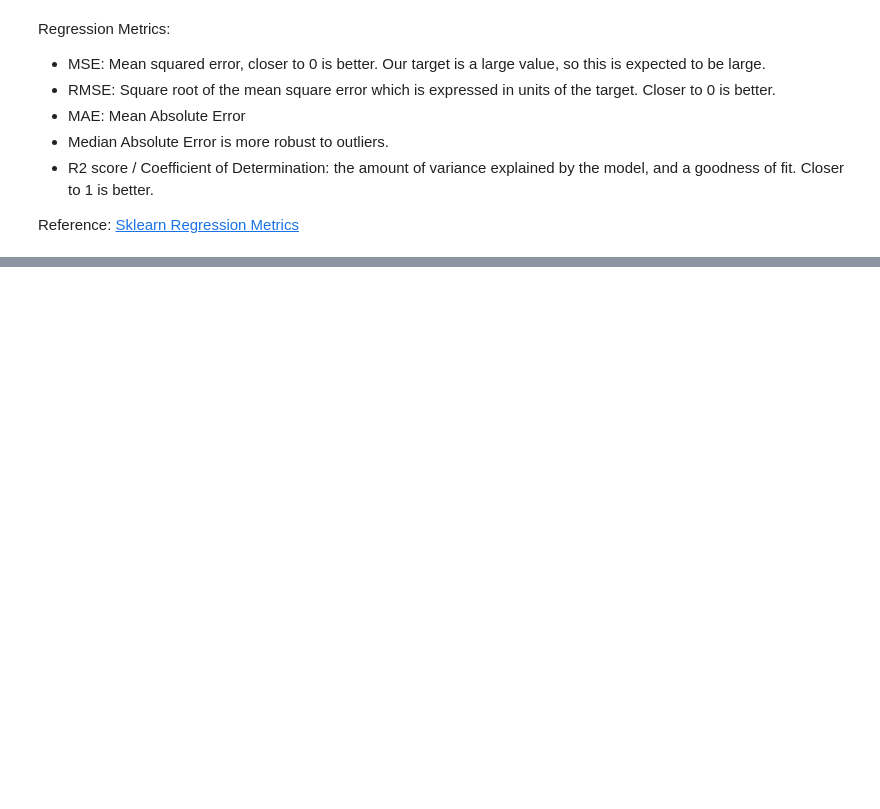
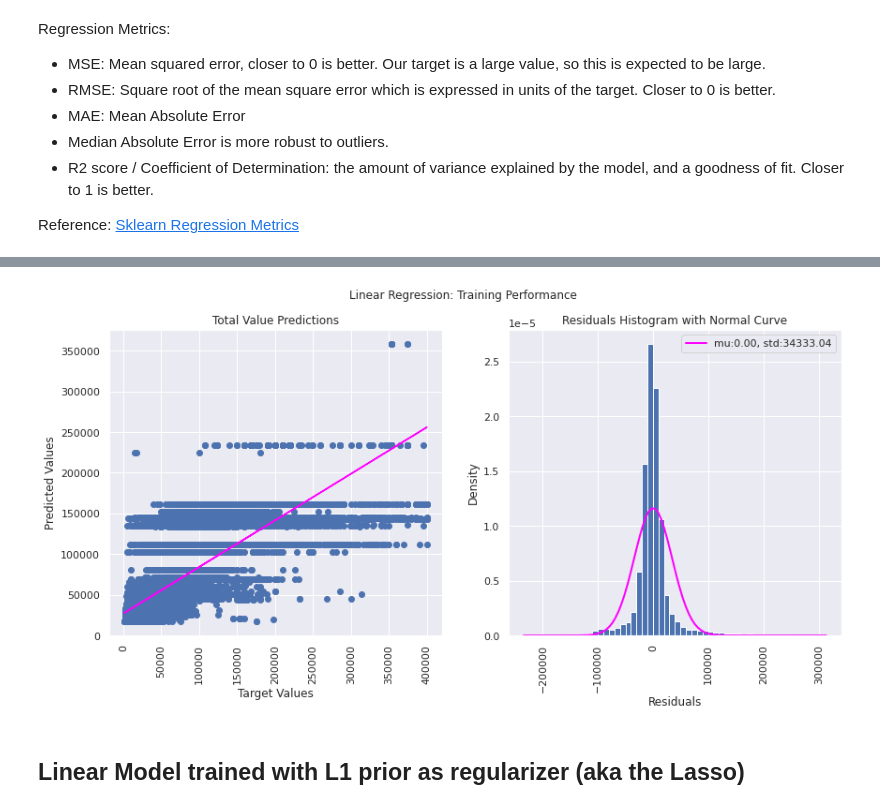
Before and after one commit to KatBCN/ML-PropertyAssessment, a Jupyter notebook: ML_Modeling_LinearRegression2_PropertyAssessment_Buffalo.ipynb, the cells around one changed output, grey strips where cells are left out. Drawn from its saved outputs; the diff is of its cells as text; code cells hidden in the pictures; blank space fills up the shorter version.

Commit message:
OLS, Lasso, and Ridge Regression on Training Data

```diff
--- a/ML_Modeling_LinearRegression2_PropertyAssessment_Buffalo.ipynb
+++ b/ML_Modeling_LinearRegression2_PropertyAssessment_Buffalo.ipynb
@@ -287,15 +296,2 @@ def getPredictionPlot (target, prediction):
   # Show the figure
   fig.show()
-# %%
-numeric_features = ["Front", "Age", "Total Living Area", "# of Fireplaces", "# of Beds", "TotalBaths"]
-
-categorical_features = ["Property Class Description", "Neighborhood"]
-categorical_transformer = OneHotEncoder(handle_unknown="ignore")
-
-# numeric features are not processed
-# categorical features are one hot encoded
-preprocessor = ColumnTransformer(
-    transformers=[
-        ("cat", categorical_transformer, categorical_features),
-    ]
-)
@@ -302,6 +362,9 @@ preprocessor = ColumnTransformer(
 # %%
+# define the model
+LRmodel = LinearRegression()
 # define the data that will be used in the model
-regression_cols = ["Property Class Description", "Neighborhood", "Front", "Age", "Total Living Area", "# of Fireplaces", "# of Beds", "TotalBaths"]
-
-train_x = df[regression_cols]
-train_y = df["Total Value"]
+regression_cols = ["Property Class Description", "Neighborhood", "Front", "Age",
+                   "Total Living Area", "# of Fireplaces", "# of Beds",
+                   "TotalBaths"]
+# save and fit the pipeline
+OLSpipeline, train_x, train_y = fitLRModelPipeline(LRmodel, df, regression_cols)
@@ -360,0 +386,3 @@ getPredictionPlot(train_y, y_pred_train)
+# %%
+# save predictions from data
+y_pred_train = OLSpipeline.predict(train_x)
@@ -360,0 +410,7 @@ getPredictionPlot(train_y, y_pred_train)
+# %%
+# create visualizations to evaluate performance
+getPredictionPlot(train_y, y_pred_train, "Linear Regression: Training Performance")
+# %% [output]
+[figure, added]
+# %% [markdown]
+## Linear Model trained with L1 prior as regularizer (aka the Lasso)
```
Also changed, not shown: parts of 20 cells of this notebook.
